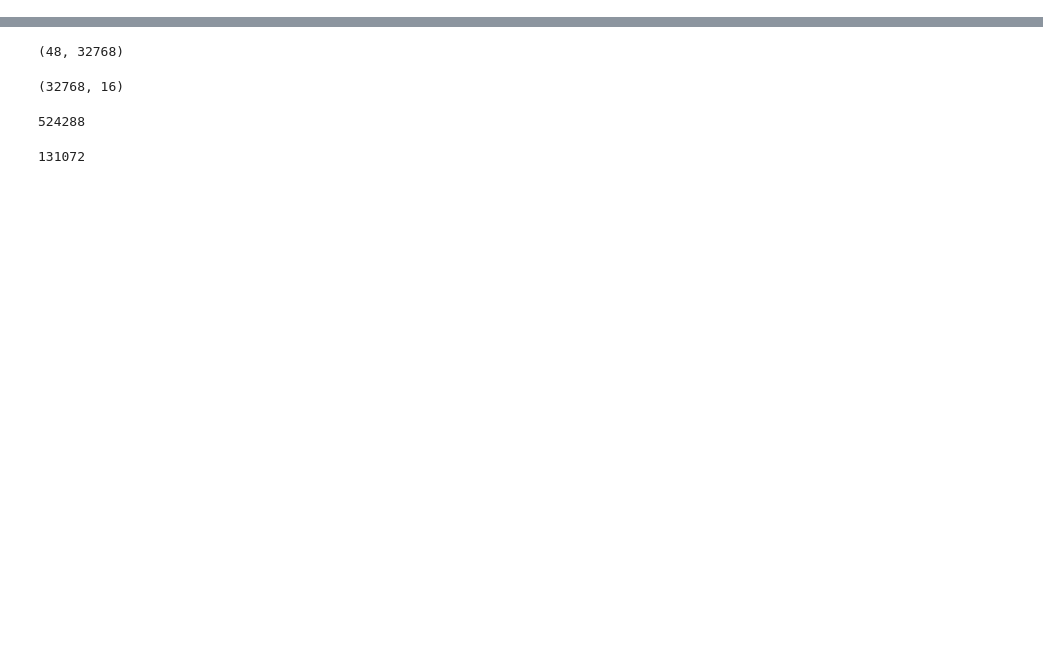
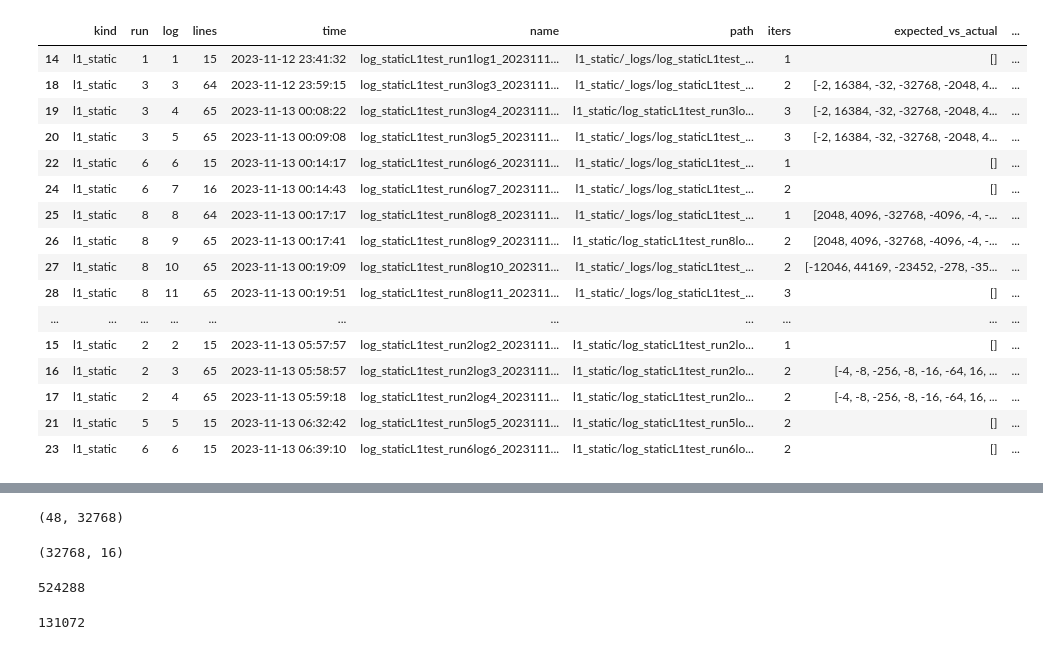
Before and after one commit to jtbenson116/radTestLogBackup, a Jupyter notebook: results.ipynb, the cells around one changed output, grey strips where cells are left out. Saved outputs shown, nothing was run; the diff lists cells and outputs as text; code cells hidden in the pictures; blank space fills up the shorter version.

```diff
--- a/results.ipynb
+++ b/results.ipynb
@@ -38,7 +41,7 @@ def parse_fp_for_int_diff(lines):
 # %%
 # create csv of testing logs
 # change bool to generate csv if not created
-gen_csv = False
+gen_csv = True
 
 def generate_csv():
 
@@ -64,7 +67,11 @@ def generate_csv():
         # get iteration count
         iter = [line for line in lines if "Exited" in line][0].split()[-1]
         # get count of i/o matches
-        int_diff = parse_fp_for_int_diff(lines)
+        if kind == "mmb_static":
+            int_diff = parse_fp_for_int_diff(lines, True)
+        else:
+            int_diff = parse_fp_for_int_diff(lines, False)
+
         # get pass/fail
         passed = pass_no_pass(lines)
 
@@ -89,7 +96,10 @@ def generate_csv():
         else:
             df.loc[len(df), :] = row
     df = df.sort_values(by=['kind', 'run', 'log']).reset_index(drop=True)
-    df.to_csv("./results.csv")
+    df.to_csv("./results.csv", index=False)
 if gen_csv:
     generate_csv()
 df = pd.read_csv("./results.csv")
+df = df.sort_values('time')
+if "Unnamed: 0" in df.columns:
+    df = df.drop("Unnamed: 0", axis=1)
@@ -120,0 +126,22 @@ df[(df.kind == "mmb_dynamic") & (df.diff_count > 0)].reset_index(drop=True)
+# %%
+l1_s = df[df.kind == "l1_static"].sort_values('time')
+# %%
+l1_s
+# %% [output]
+|  | kind | run | log | lines | time | name | path | iters | expected_vs_actual | ... |
+| 14 | l1_static | 1 | 1 | 15 | 2023-11-12 23:41:32 | log_staticL1test_run1log1_2023111... | l1_static/_logs/log_staticL1test_... | 1 | [] | ... |
+| 18 | l1_static | 3 | 3 | 64 | 2023-11-12 23:59:15 | log_staticL1test_run3log3_2023111... | l1_static/_logs/log_staticL1test_... | 2 | [-2, 16384, -32, -32768, -2048, 4... | ... |
+| 19 | l1_static | 3 | 4 | 65 | 2023-11-13 00:08:22 | log_staticL1test_run3log4_2023111... | l1_static/log_staticL1test_run3lo... | 3 | [-2, 16384, -32, -32768, -2048, 4... | ... |
+| 20 | l1_static | 3 | 5 | 65 | 2023-11-13 00:09:08 | log_staticL1test_run3log5_2023111... | l1_static/_logs/log_staticL1test_... | 3 | [-2, 16384, -32, -32768, -2048, 4... | ... |
+| 22 | l1_static | 6 | 6 | 15 | 2023-11-13 00:14:17 | log_staticL1test_run6log6_2023111... | l1_static/_logs/log_staticL1test_... | 1 | [] | ... |
+| 24 | l1_static | 6 | 7 | 16 | 2023-11-13 00:14:43 | log_staticL1test_run6log7_2023111... | l1_static/_logs/log_staticL1test_... | 2 | [] | ... |
+| 25 | l1_static | 8 | 8 | 64 | 2023-11-13 00:17:17 | log_staticL1test_run8log8_2023111... | l1_static/_logs/log_staticL1test_... | 1 | [2048, 4096, -32768, -4096, -4, -... | ... |
+| 26 | l1_static | 8 | 9 | 65 | 2023-11-13 00:17:41 | log_staticL1test_run8log9_2023111... | l1_static/log_staticL1test_run8lo... | 2 | [2048, 4096, -32768, -4096, -4, -... | ... |
+| 27 | l1_static | 8 | 10 | 65 | 2023-11-13 00:19:09 | log_staticL1test_run8log10_202311... | l1_static/_logs/log_staticL1test_... | 2 | [-12046, 44169, -23452, -278, -35... | ... |
+| 28 | l1_static | 8 | 11 | 65 | 2023-11-13 00:19:51 | log_staticL1test_run8log11_202311... | l1_static/_logs/log_staticL1test_... | 3 | [] | ... |
+| ... | ... | ... | ... | ... | ... | ... | ... | ... | ... | ... |
+| 15 | l1_static | 2 | 2 | 15 | 2023-11-13 05:57:57 | log_staticL1test_run2log2_2023111... | l1_static/log_staticL1test_run2lo... | 1 | [] | ... |
+| 16 | l1_static | 2 | 3 | 65 | 2023-11-13 05:58:57 | log_staticL1test_run2log3_2023111... | l1_static/log_staticL1test_run2lo... | 2 | [-4, -8, -256, -8, -16, -64, 16, ... | ... |
+| 17 | l1_static | 2 | 4 | 65 | 2023-11-13 05:59:18 | log_staticL1test_run2log4_2023111... | l1_static/log_staticL1test_run2lo... | 2 | [-4, -8, -256, -8, -16, -64, 16, ... | ... |
+| 21 | l1_static | 5 | 5 | 15 | 2023-11-13 06:32:42 | log_staticL1test_run5log5_2023111... | l1_static/log_staticL1test_run5lo... | 2 | [] | ... |
+| 23 | l1_static | 6 | 6 | 15 | 2023-11-13 06:39:10 | log_staticL1test_run6log6_2023111... | l1_static/log_staticL1test_run6lo... | 2 | [] | ... |
```
Also changed, not shown: parts of 9 cells of this notebook, 1 other file.
